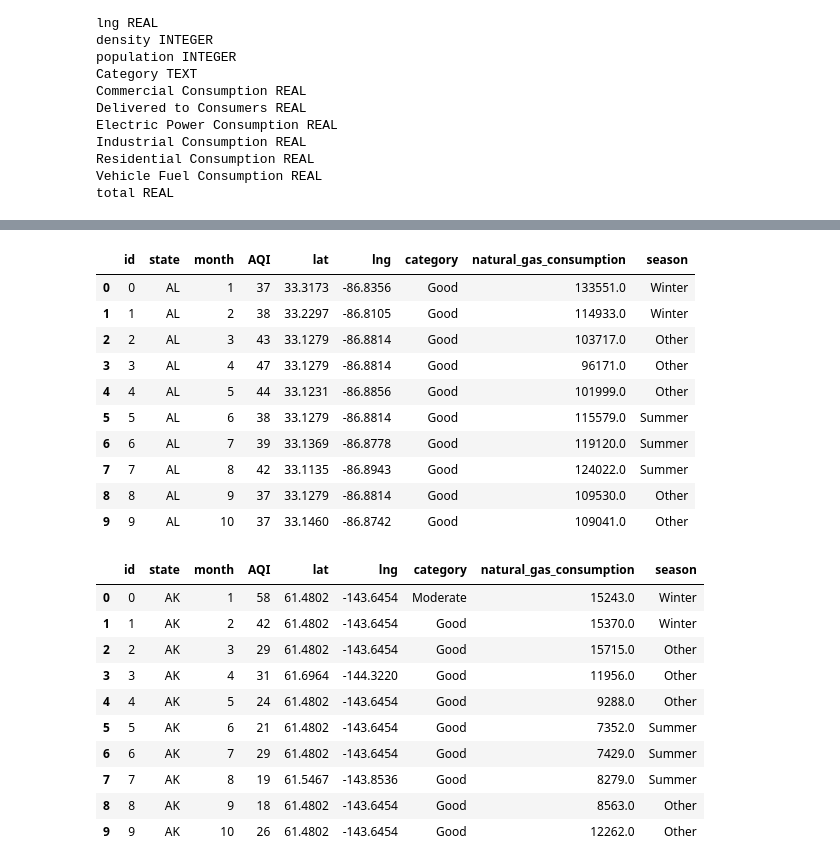
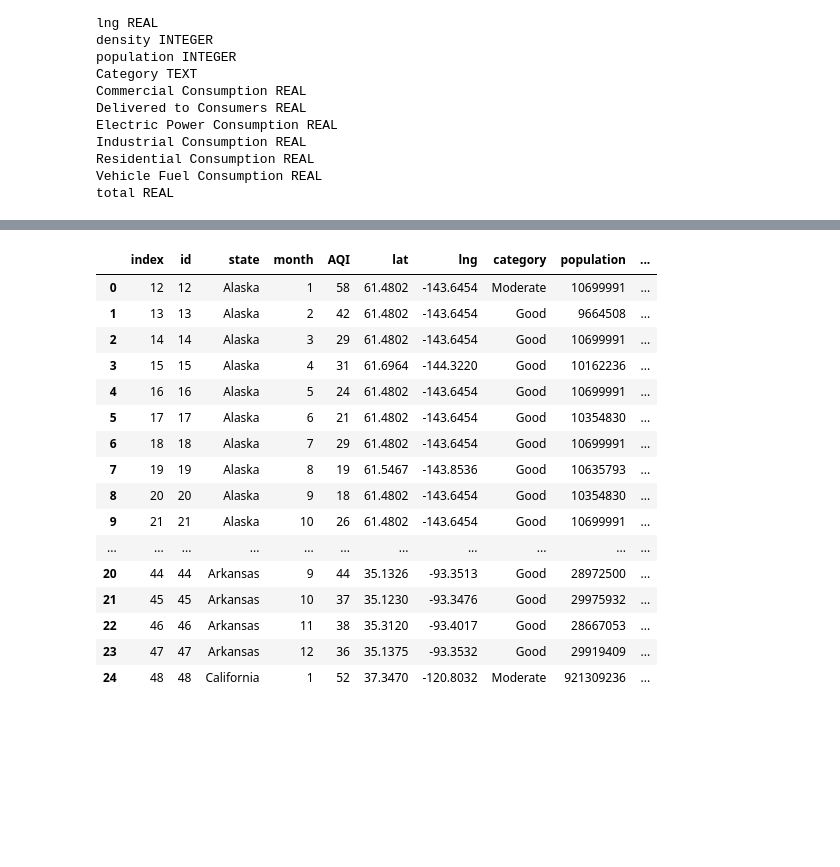
Before and after one commit to JenniferVasquez1/Project-3, a Jupyter notebook: static/Analysis/ETL_SH.ipynb, the cells around one changed output, grey strips where cells are left out. Cells and saved outputs as stored; diff of their text form; code cells hidden in the pictures; blank space fills up the shorter version.

Commit message:
adding seasonal analysis files

```diff
--- a/static/Analysis/ETL_SH.ipynb
+++ b/static/Analysis/ETL_SH.ipynb
@@ -60,8 +62,8 @@ Vehicle Fuel Consumption REAL
 total REAL
 # %%
 #Query the data from our table
-data_query = session.query(combined_table_aqi_ng.id,combined_table_aqi_ng.state_id,combined_table_aqi_ng.month,combined_table_aqi_ng.AQI,
-                           combined_table_aqi_ng.lat,combined_table_aqi_ng.lng,combined_table_aqi_ng.Category,combined_table_aqi_ng.total ).all()
+data_query = session.query(combined_table_aqi_ng.id,combined_table_aqi_ng.state_id,combined_table_aqi_ng.month,combined_table_aqi_ng.AQI,combined_table_aqi_ng.state_name,
+                           combined_table_aqi_ng.lat,combined_table_aqi_ng.lng,combined_table_aqi_ng.Category,combined_table_aqi_ng.population,combined_table_aqi_ng.total ).all()
 
 for item in data_query:
     print(item)
@@ -90,12 +92,13 @@ query_list = []
 for row in data_query:
     query_dics={
         'id':row.id,
-        'state':row.state_id,
+        'state':row.state_name,
         'month':row.month,
         'AQI':row.AQI,
         'lat':row.lat,
         'lng':row.lng,
         'category':row.Category,
+        'population':row.population,
         'natural_gas_consumption':row.total
         }
     query_list.append(query_dics)
@@ -114,0 +115,6 @@ df.head()
+# %%
+filtered_df = df[df['state'].isin(['Alaska','Minnesota','New York','Idaho','Arkansas','New Jersey','California','Florida','Texas','District of Columbia'])].reset_index()
+
+#,'New Jersey','Alabama','Florida','Texas','District of Columbia'
+
+filtered_df.head()
@@ -115,54 +128,35 @@ df.head()
 # %%
 #Define a function for mapping months to seasons
 
 def seasons(month):
     if month in [12,1,2]:
         return 'Winter'
     elif month in [6,7,8]:
         return 'Summer'
+    elif month in [3,4,5]:
+        return 'Spring'
     else:
-        return 'Other'
+        return 'Fall'
 
 #applying the functino to create a new season column in our dataframe for each months numeric value
-df['season'] = df['month'].apply(seasons)
+filtered_df['season'] = filtered_df['month'].apply(seasons)
 
-df.head(10)
+filtered_df.head(25)
 # %% [output]
-|  | id | state | month | AQI | lat | lng | category | natural_gas_consumption | season |
-| 0 | 0 | AL | 1 | 37 | 33.3173 | -86.8356 | Good | 133551.0 | Winter |
-| 1 | 1 | AL | 2 | 38 | 33.2297 | -86.8105 | Good | 114933.0 | Winter |
-| 2 | 2 | AL | 3 | 43 | 33.1279 | -86.8814 | Good | 103717.0 | Other |
-| 3 | 3 | AL | 4 | 47 | 33.1279 | -86.8814 | Good | 96171.0 | Other |
-| 4 | 4 | AL | 5 | 44 | 33.1231 | -86.8856 | Good | 101999.0 | Other |
-| 5 | 5 | AL | 6 | 38 | 33.1279 | -86.8814 | Good | 115579.0 | Summer |
-| 6 | 6 | AL | 7 | 39 | 33.1369 | -86.8778 | Good | 119120.0 | Summer |
-| 7 | 7 | AL | 8 | 42 | 33.1135 | -86.8943 | Good | 124022.0 | Summer |
-| 8 | 8 | AL | 9 | 37 | 33.1279 | -86.8814 | Good | 109530.0 | Other |
-| 9 | 9 | AL | 10 | 37 | 33.1460 | -86.8742 | Good | 109041.0 | Other |
+|  | index | id | state | month | AQI | lat | lng | category | population | ... |
+| 0 | 12 | 12 | Alaska | 1 | 58 | 61.4802 | -143.6454 | Moderate | 10699991 | ... |
+| 1 | 13 | 13 | Alaska | 2 | 42 | 61.4802 | -143.6454 | Good | 9664508 | ... |
+| 2 | 14 | 14 | Alaska | 3 | 29 | 61.4802 | -143.6454 | Good | 10699991 | ... |
+| 3 | 15 | 15 | Alaska | 4 | 31 | 61.6964 | -144.3220 | Good | 10162236 | ... |
+| 4 | 16 | 16 | Alaska | 5 | 24 | 61.4802 | -143.6454 | Good | 10699991 | ... |
+| 5 | 17 | 17 | Alaska | 6 | 21 | 61.4802 | -143.6454 | Good | 10354830 | ... |
+| 6 | 18 | 18 | Alaska | 7 | 29 | 61.4802 | -143.6454 | Good | 10699991 | ... |
+| 7 | 19 | 19 | Alaska | 8 | 19 | 61.5467 | -143.8536 | Good | 10635793 | ... |
+| 8 | 20 | 20 | Alaska | 9 | 18 | 61.4802 | -143.6454 | Good | 10354830 | ... |
+| 9 | 21 | 21 | Alaska | 10 | 26 | 61.4802 | -143.6454 | Good | 10699991 | ... |
+| ... | ... | ... | ... | ... | ... | ... | ... | ... | ... | ... |
+| 20 | 44 | 44 | Arkansas | 9 | 44 | 35.1326 | -93.3513 | Good | 28972500 | ... |
+| 21 | 45 | 45 | Arkansas | 10 | 37 | 35.1230 | -93.3476 | Good | 29975932 | ... |
+| 22 | 46 | 46 | Arkansas | 11 | 38 | 35.3120 | -93.4017 | Good | 28667053 | ... |
+| 23 | 47 | 47 | Arkansas | 12 | 36 | 35.1375 | -93.3532 | Good | 29919409 | ... |
+| 24 | 48 | 48 | California | 1 | 52 | 37.3470 | -120.8032 | Moderate | 921309236 | ... |
-# %%
-#Define a function for mapping months to seasons
-
-def seasons(month):
-    if month in [12,1,2]:
-        return 'Winter'
-    elif month in [6,7,8]:
-        return 'Summer'
-    else:
-        return 'Other'
-
-#applying the functino to create a new season column in our dataframe for each months numeric value
-df['season'] = df['month'].apply(seasons)
-
-df.head(10)
-# %% [output]
-|  | id | state | month | AQI | lat | lng | category | natural_gas_consumption | season |
-| 0 | 0 | AK | 1 | 58 | 61.4802 | -143.6454 | Moderate | 15243.0 | Winter |
-| 1 | 1 | AK | 2 | 42 | 61.4802 | -143.6454 | Good | 15370.0 | Winter |
-| 2 | 2 | AK | 3 | 29 | 61.4802 | -143.6454 | Good | 15715.0 | Other |
-| 3 | 3 | AK | 4 | 31 | 61.6964 | -144.3220 | Good | 11956.0 | Other |
-| 4 | 4 | AK | 5 | 24 | 61.4802 | -143.6454 | Good | 9288.0 | Other |
-| 5 | 5 | AK | 6 | 21 | 61.4802 | -143.6454 | Good | 7352.0 | Summer |
-| 6 | 6 | AK | 7 | 29 | 61.4802 | -143.6454 | Good | 7429.0 | Summer |
-| 7 | 7 | AK | 8 | 19 | 61.5467 | -143.8536 | Good | 8279.0 | Summer |
-| 8 | 8 | AK | 9 | 18 | 61.4802 | -143.6454 | Good | 8563.0 | Other |
-| 9 | 9 | AK | 10 | 26 | 61.4802 | -143.6454 | Good | 12262.0 | Other |
```
Also changed, not shown: parts of 13 cells of this notebook, 3 other files.
